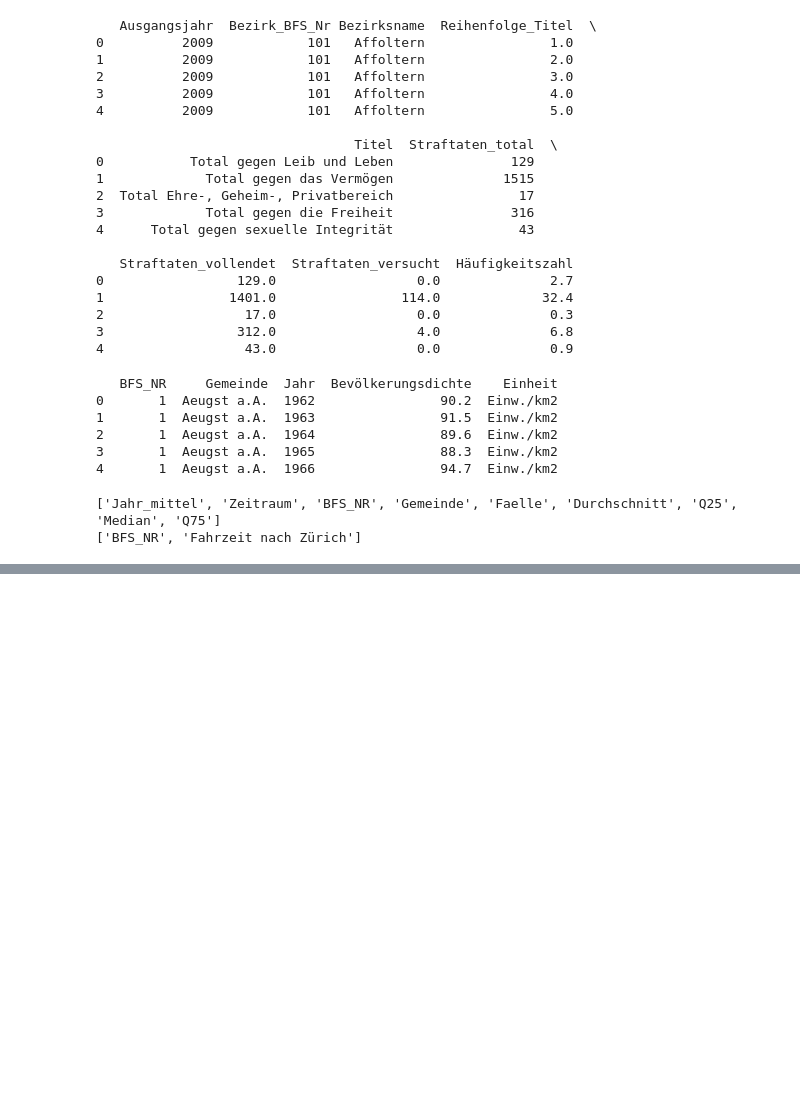
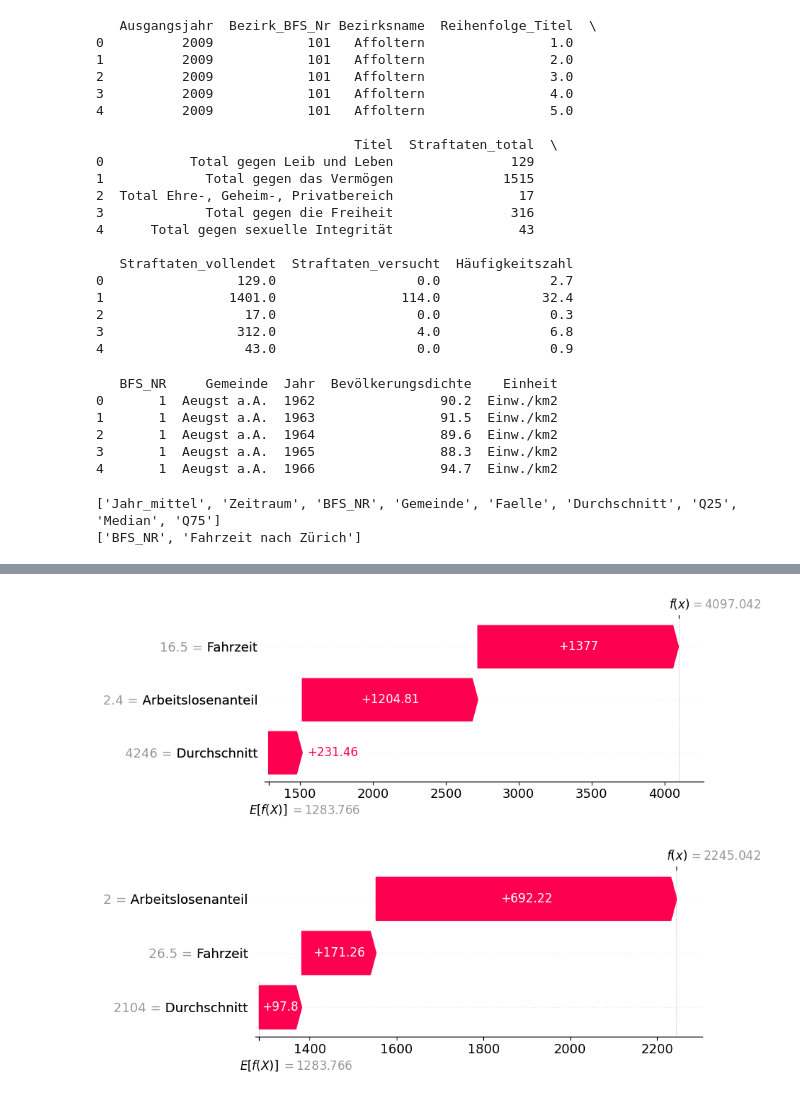
Before and after one commit to Bina-G10/BINA-G10, a Jupyter notebook: bina_gruppe10.ipynb, the cells around one changed output, grey strips where cells are left out. Cells and saved outputs as stored; diff of their text form; code cells hidden in the pictures; blank space fills up the shorter version.

```diff
--- a/bina_gruppe10.ipynb
+++ b/bina_gruppe10.ipynb
@@ -461,0 +570,3 @@ fig.show()
+# %%
+# 🚧 Spalte korrekt umbenennen
+fahrzeit.rename(columns={'Fahrzeit nach Zürich': 'Fahrzeit'}, inplace=True)
@@ -461,0 +922,26 @@ fig.show()
+# %%
+# 🔍 SHAP-Analyse für Herrliberg
+
+# Index der ersten Herrliberg-Zeile im Testset suchen
+name = "Herrliberg"
+idx = df_clean_clustered[(df_clean_clustered['Gemeinde'] == name) & (df_clean_clustered.index.isin(X_test.index))].index
+
+if not idx.empty:
+    shap_idx = list(X_test.index).index(idx[0])
+    shap.plots.waterfall(shap_values[shap_idx], max_display=10)
+else:
+    print("❌ Herrliberg ist nicht im Testset.")
+
+# 🔍 SHAP-Analyse für Stäfa
+
+name = "Stäfa"
+idx = df_clean_clustered[(df_clean_clustered['Gemeinde'] == name) & (df_clean_clustered.index.isin(X_test.index))].index
+
+if not idx.empty:
+    shap_idx = list(X_test.index).index(idx[0])
+    shap.plots.waterfall(shap_values[shap_idx], max_display=10)
+else:
+    print("❌ Stäfa ist nicht im Testset.")
+# %% [output]
+[figure, added]
+[figure, added]
```
Also changed, not shown: parts of 40 cells of this notebook.
